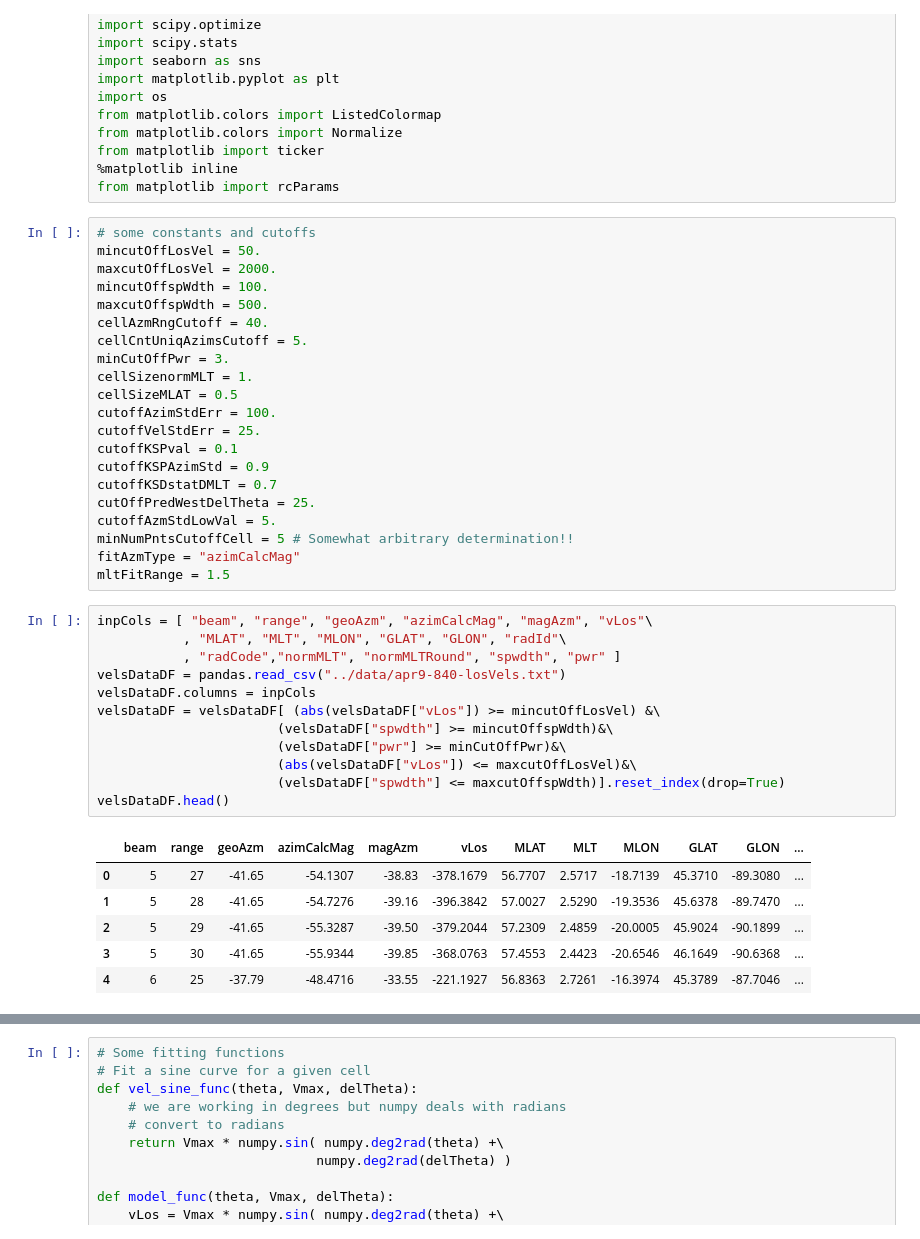
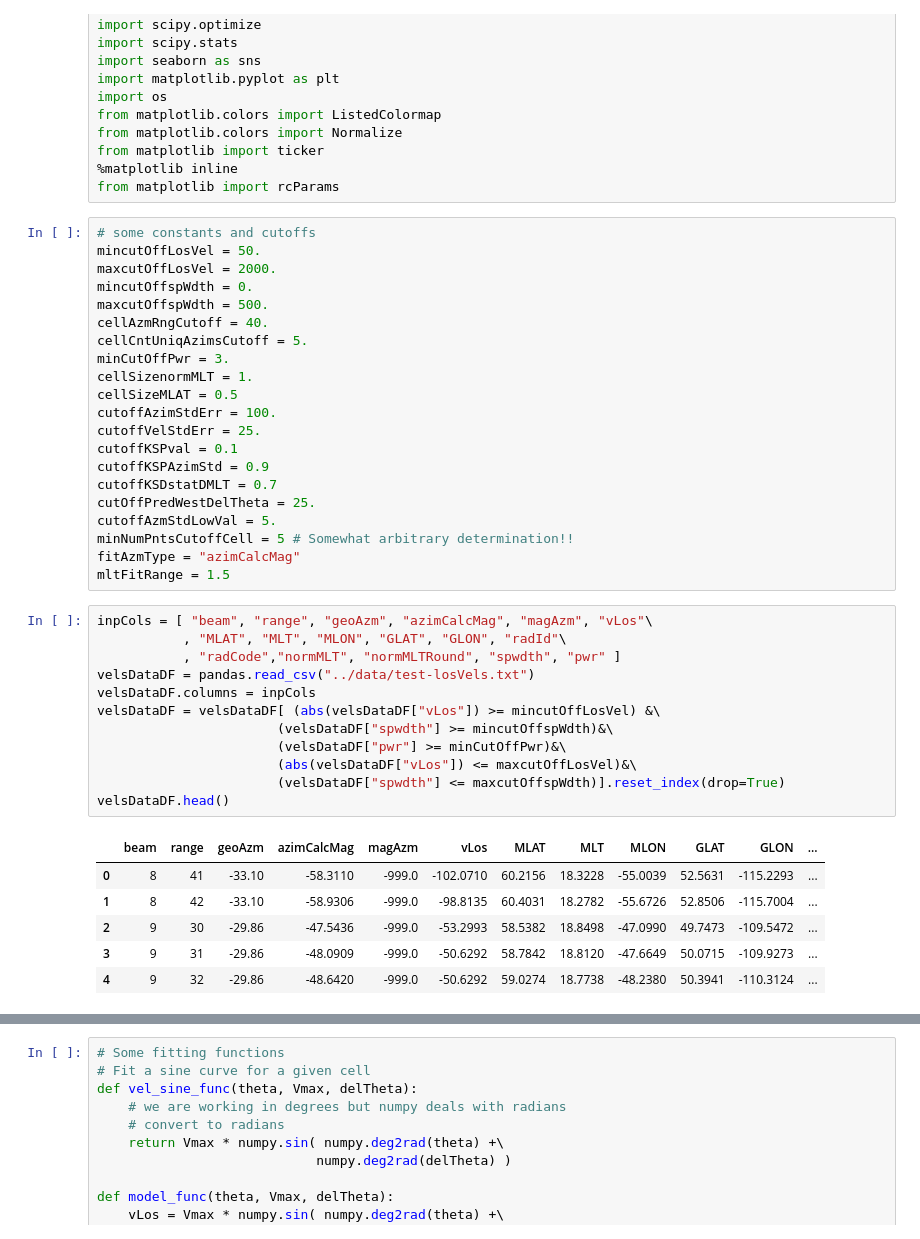
Before and after one commit to bharatreddy/indsvels, a Jupyter notebook: ipy/lshell-box.ipynb, the cells around one changed output, grey strips where cells are left out. Saved outputs shown, nothing was run; the diff lists cells and outputs as text.

```diff
--- a/ipy/lshell-box.ipynb
+++ b/ipy/lshell-box.ipynb
@@ -16,7 +16,7 @@ from matplotlib import rcParams
 # some constants and cutoffs
 mincutOffLosVel = 50.
 maxcutOffLosVel = 2000.
-mincutOffspWdth = 100.
+mincutOffspWdth = 0.
 maxcutOffspWdth = 500.
 cellAzmRngCutoff = 40.
 cellCntUniqAzimsCutoff = 5.
@@ -36,22 +36,22 @@ mltFitRange = 1.5
 # %%
 inpCols = [ "beam", "range", "geoAzm", "azimCalcMag", "magAzm", "vLos"\
            , "MLAT", "MLT", "MLON", "GLAT", "GLON", "radId"\
            , "radCode","normMLT", "normMLTRound", "spwdth", "pwr" ]
-velsDataDF = pandas.read_csv("../data/apr9-840-losVels.txt")
+velsDataDF = pandas.read_csv("../data/test-losVels.txt")
 velsDataDF.columns = inpCols
 velsDataDF = velsDataDF[ (abs(velsDataDF["vLos"]) >= mincutOffLosVel) &\
                        (velsDataDF["spwdth"] >= mincutOffspWdth)&\
                        (velsDataDF["pwr"] >= minCutOffPwr)&\
                        (abs(velsDataDF["vLos"]) <= maxcutOffLosVel)&\
                        (velsDataDF["spwdth"] <= maxcutOffspWdth)].reset_index(drop=True)
 velsDataDF.head()
 # %% [output]
 |  | beam | range | geoAzm | azimCalcMag | magAzm | vLos | MLAT | MLT | MLON | GLAT | GLON | ... |
-| 0 | 5 | 27 | -41.65 | -54.1307 | -38.83 | -378.1679 | 56.7707 | 2.5717 | -18.7139 | 45.3710 | -89.3080 | ... |
-| 1 | 5 | 28 | -41.65 | -54.7276 | -39.16 | -396.3842 | 57.0027 | 2.5290 | -19.3536 | 45.6378 | -89.7470 | ... |
-| 2 | 5 | 29 | -41.65 | -55.3287 | -39.50 | -379.2044 | 57.2309 | 2.4859 | -20.0005 | 45.9024 | -90.1899 | ... |
-| 3 | 5 | 30 | -41.65 | -55.9344 | -39.85 | -368.0763 | 57.4553 | 2.4423 | -20.6546 | 46.1649 | -90.6368 | ... |
-| 4 | 6 | 25 | -37.79 | -48.4716 | -33.55 | -221.1927 | 56.8363 | 2.7261 | -16.3974 | 45.3789 | -87.7046 | ... |
+| 0 | 8 | 41 | -33.10 | -58.3110 | -999.0 | -102.0710 | 60.2156 | 18.3228 | -55.0039 | 52.5631 | -115.2293 | ... |
+| 1 | 8 | 42 | -33.10 | -58.9306 | -999.0 | -98.8135 | 60.4031 | 18.2782 | -55.6726 | 52.8506 | -115.7004 | ... |
+| 2 | 9 | 30 | -29.86 | -47.5436 | -999.0 | -53.2993 | 58.5382 | 18.8498 | -47.0990 | 49.7473 | -109.5472 | ... |
+| 3 | 9 | 31 | -29.86 | -48.0909 | -999.0 | -50.6292 | 58.7842 | 18.8120 | -47.6649 | 50.0715 | -109.9273 | ... |
+| 4 | 9 | 32 | -29.86 | -48.6420 | -999.0 | -50.6292 | 59.0274 | 18.7738 | -48.2380 | 50.3941 | -110.3124 | ... |
 # %%
 minLat = round( velsDataDF["MLAT"].min() )
 maxLat = round( velsDataDF["MLAT"].max() )
```
Also changed, not shown: parts of 7 cells of this notebook, 31 other files.
